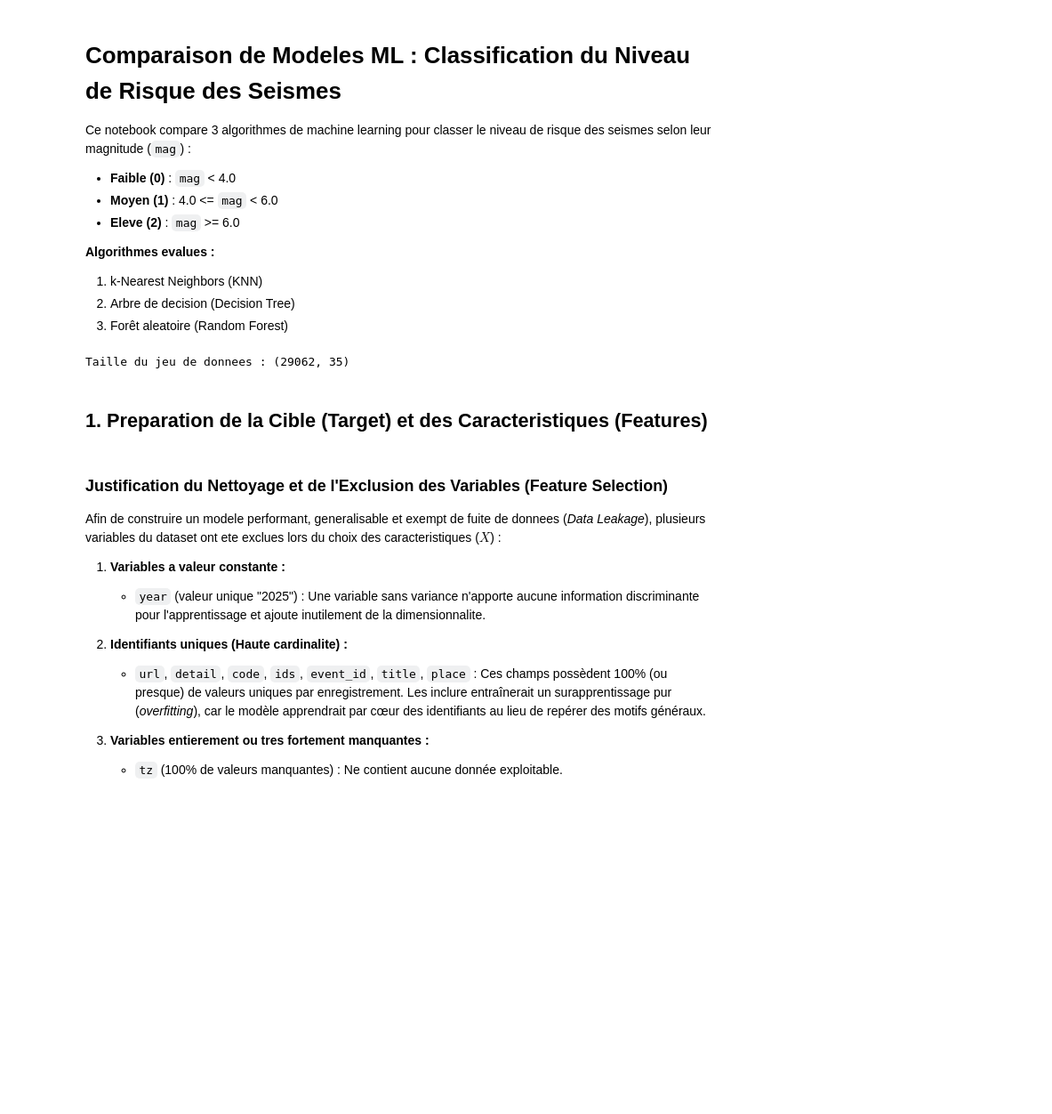
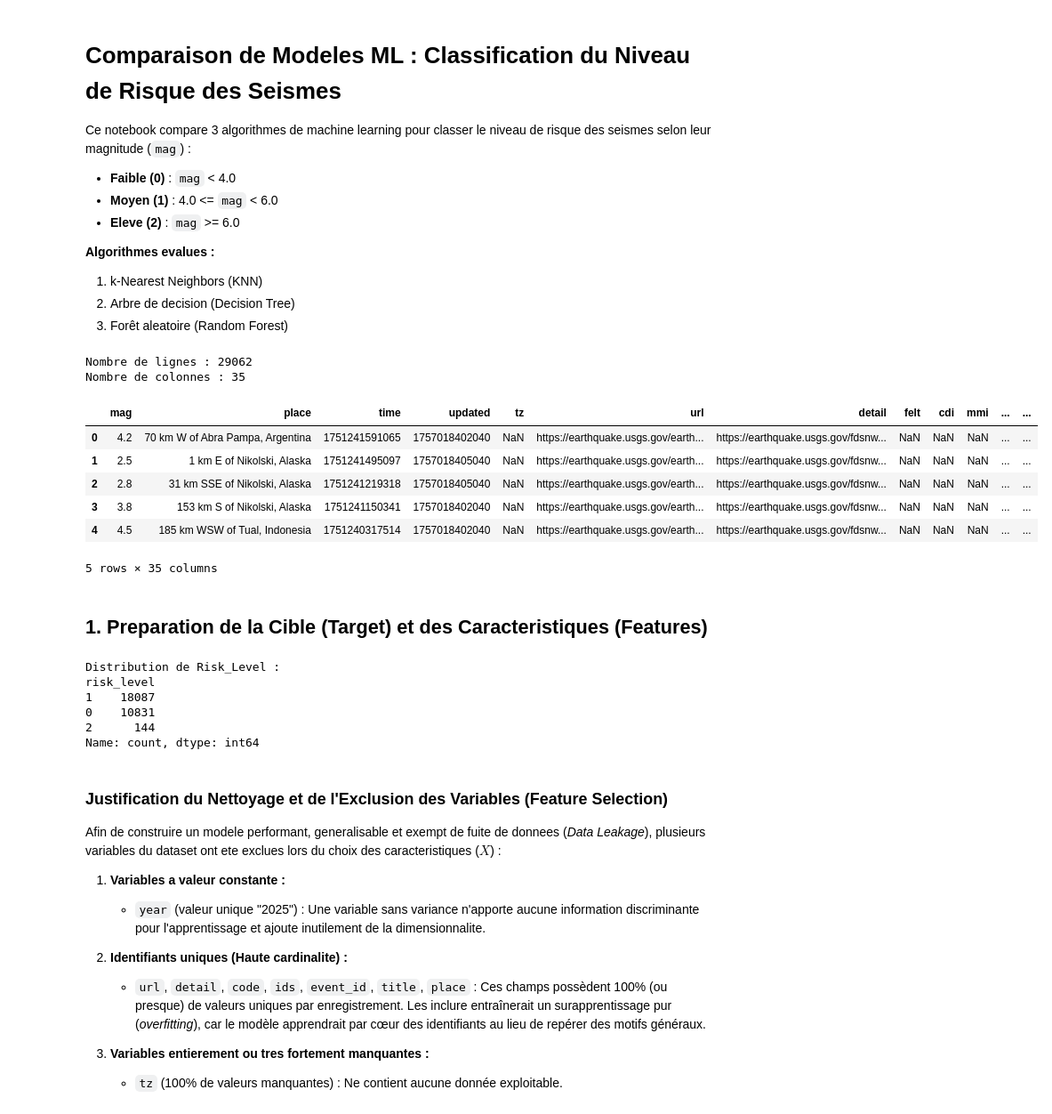
Before and after one commit to tarekalsemaan/USGS-Earthquake-AI, a Jupyter notebook: notebooks/02_Model_Risk_Zone-2.ipynb, the cells around one changed output. Shown at 89% size. Drawn from its saved outputs; the diff is of its cells as text; code cells hidden in the pictures; blank space fills up the shorter version.

```diff
--- a/notebooks/02_Model_Risk_Zone-2.ipynb
+++ b/notebooks/02_Model_Risk_Zone-2.ipynb
@@ -13,35 +13,46 @@ Ce notebook compare 3 algorithmes de machine learning pour classer le niveau de
 # %%
 # Importation des bibliotheques requises
 import os
 import joblib
 import numpy as np
 import pandas as pd
 from sklearn.ensemble import RandomForestClassifier
 from sklearn.impute import SimpleImputer
 from sklearn.metrics import accuracy_score, classification_report, f1_score, precision_score, recall_score
 from sklearn.model_selection import train_test_split
 from sklearn.neighbors import KNeighborsClassifier
 from sklearn.preprocessing import OneHotEncoder, StandardScaler
 from sklearn.tree import DecisionTreeClassifier
 from sklearn.model_selection import KFold, cross_val_score
 from sklearn.compose import ColumnTransformer
 from sklearn.pipeline import make_pipeline
 from sklearn.pipeline import make_pipeline
 from sklearn.model_selection import StratifiedKFold, cross_validate
 from sklearn.metrics import make_scorer
 import mlflow
 import mlflow.sklearn
 import hashlib
 import warnings
 warnings.filterwarnings('ignore', category=UserWarning, module='mlflow')
 
 # Chargement du dataset
 file_path = os.path.join("data", "usgs_earthquakes_2025.csv")
 
 df = pd.read_csv(file_path)
-print(f'Taille du jeu de donnees : {df.shape}')
+print("Nombre de lignes :", df.shape[0])
+print("Nombre de colonnes :", df.shape[1])
+
+display(df.head())
 # %% [output]
-Taille du jeu de donnees : (29062, 35)
+Nombre de lignes : 29062
+Nombre de colonnes : 35
+|  | mag | place | time | updated | tz | url | detail | felt | cdi | mmi | ... | ... |
+| 0 | 4.2 | 70 km W of Abra Pampa, Argentina | 1751241591065 | 1757018402040 | NaN | https://earthquake.usgs.gov/earth... | https://earthquake.usgs.gov/fdsnw... | NaN | NaN | NaN | ... | ... |
+| 1 | 2.5 | 1 km E of Nikolski, Alaska | 1751241495097 | 1757018405040 | NaN | https://earthquake.usgs.gov/earth... | https://earthquake.usgs.gov/fdsnw... | NaN | NaN | NaN | ... | ... |
+| 2 | 2.8 | 31 km SSE of Nikolski, Alaska | 1751241219318 | 1757018405040 | NaN | https://earthquake.usgs.gov/earth... | https://earthquake.usgs.gov/fdsnw... | NaN | NaN | NaN | ... | ... |
+| 3 | 3.8 | 153 km S of Nikolski, Alaska | 1751241150341 | 1757018402040 | NaN | https://earthquake.usgs.gov/earth... | https://earthquake.usgs.gov/fdsnw... | NaN | NaN | NaN | ... | ... |
+| 4 | 4.5 | 185 km WSW of Tual, Indonesia | 1751240317514 | 1757018402040 | NaN | https://earthquake.usgs.gov/earth... | https://earthquake.usgs.gov/fdsnw... | NaN | NaN | NaN | ... | ... |
+5 rows × 35 columns
 # %% [markdown]
 ## 1. Preparation de la Cible (Target) et des Caracteristiques (Features)
 # %%
@@ -56,6 +67,16 @@ conditions = [
 ]
 choices = [0, 1, 2]  # 0: Faible, 1: Moyen, 2: Eleve
 df['risk_level'] = np.select(conditions, choices)
+
+print("\nDistribution de Risk_Level :")
+print(df["risk_level"].value_counts(dropna=False))
+# %% [output]
+Distribution de Risk_Level :
+risk_level
+1    18087
+0    10831
+2      144
+Name: count, dtype: int64
 # %% [markdown]
 ### Justification du Nettoyage et de l'Exclusion des Variables (Feature Selection)
 
```
Also changed, not shown: parts of 1 cell of this notebook, 1 other file.
